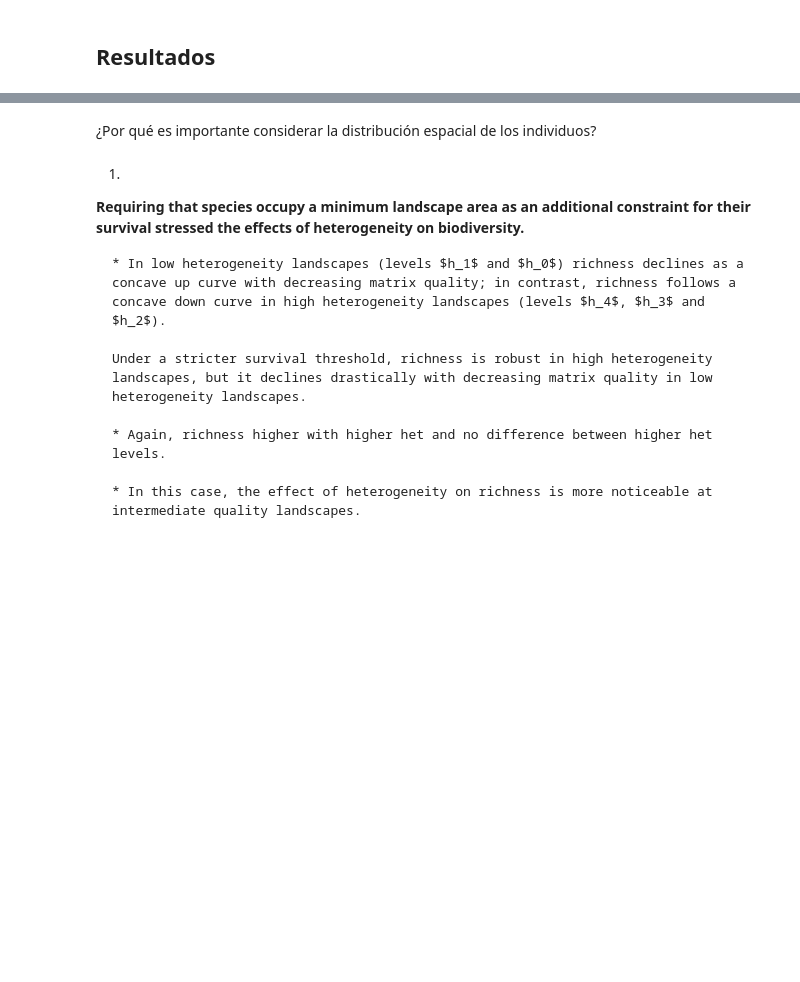
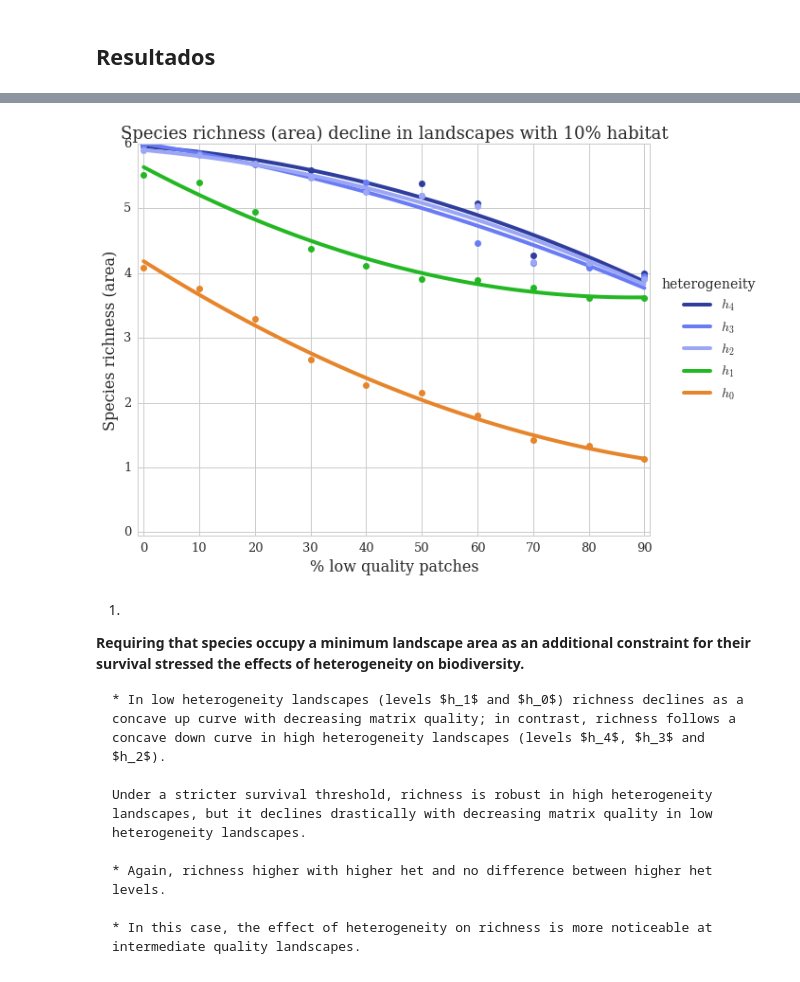
Before and after one commit to iramosp/MatrizAgroecol-gica, a Jupyter notebook: Analisis_Exp1.ipynb, the cells around one changed output, grey strips where cells are left out. Saved outputs shown, nothing was run; the diff lists cells and outputs as text; code cells hidden in the pictures; blank space fills up the shorter version.

Commit message:
Formato a gráficas y detalles

```diff
--- a/Analisis_Exp1.ipynb
+++ b/Analisis_Exp1.ipynb
@@ -82,9 +88,9 @@ riquezas_sd = [None] * 5
 biomasas_mean = [None] * 5
 biomasas_sd = [None] * 5
 
-prueba = [None] * 5
-prueba_mean = [None] * 5
-prueba_sd = [None] * 5
+area = [None] * 5
+area_mean = [None] * 5
+area_sd = [None] * 5
 
 for het in range(5):
     datos[het] = leer_datos(str(het))[0]
@@ -93,7 +99,7 @@ for het in range(5):
 
     riquezas_mean[het], riquezas_sd[het] = calcular_promedio(riquezas[het])
 
-    prueba[het] = calcular_medida(medida_prueba,  datos[het], paisajes[het], bio_min = 15)
-    prueba_mean[het], prueba_sd[het] = calcular_promedio(prueba[het])
+    area[het] = calcular_medida(medida_area,  datos[het], paisajes[het], bio_min = 15)
+    area_mean[het], area_sd[het] = calcular_promedio(area[het])
 
     biomasas_mean[het], biomasas_sd[het] = calcular_promedio(biomasas[het])
@@ -102,8 +105,0 @@ KeyboardInterrupt:
-# %%
-riquezatotal = [None] * 5
-riquezatotal_mean = [None] * 5
-riquezatotal_sd = [None] * 5
-
-for het in range(5):
-    riquezatotal[het] = calcular_riquezatotal(datos[het], bio_min = 15)
-    riquezatotal_mean[het], riquezatotal_sd[het] = calcular_promedio(riquezatotal[het])
@@ -125,30 +119,31 @@ def graficar(medida, promedios, sd):
     xlabels = np.array(range(10)) * 10
 
     puntos = ["o", "p", "d", "v", "s"]
-    colors = ["b", 'g', 'r', 'purple', 'y']
+    #colors = ["b", 'g', 'r', 'purple', 'y']
+    colors = ['#E6852B', '#23B823', '#9BA7F5','#697CF5','#2F3E9D']
 
-    for het in range(5):
+    for het in range(4, -1, -1):
         res[het] = np.polyfit(xdata, promedios[het], 2, w=1/(sd[het])**2)
         p[het] = np.poly1d(res[het])
         r2[het] = 1 - ((np.sum((p[het](range(10)) - promedios[het])**2)) / (np.sum((promedios[het] - np.mean(promedios[het]))**2)))
 
-    fig = plt.figure(figsize=(9, 7), dpi = 50)
+    fig = plt.figure()
 
-    for het in range(0, 5):
+    for het in range(4, -1, -1):
         y[het] = p[het](x)
+        label = '{} \n $y = {:+.3f} x^2 {:+.3f} x {:+.3f}$ \n $R^2={:.4f}$ '.format(
+                 het, float(p[het][2]), float(p[het][1]), float(p[het][0]), float(r2[het]))
+
+        plt.plot(x, y[het], lw = 4, color= colors[het], label='$h_{}$'.format(het)) #fit
         plt.plot(xdata, promedios[het], 'o', color= colors[het]) #data points
-        plt.plot(x, y[het], lw = 3, color= colors[het],
-                 label='{} \n $y = {:+.3f} x^2 {:+.3f} x {:+.3f}$ \n $R^2={:.4f}$ '.format(
-                 het, float(p[het][2]), float(p[het][1]), float(p[het][0]), float(r2[het]))) #fit
 
     plt.ylim(-0.05)
     plt.xlim(-0.1, 9.1)
     plt.xticks(xdata, xlabels)
-    plt.xlabel("% low quality patches", size = 15)
-    plt.ylabel(medida, size = 15)
-    plt.title("{} decline in landscapes with different heterogeneity".format(medida), size = 15)
-
-    plt.legend(loc='center left', fontsize = "large", title="heterogeneity", bbox_to_anchor=(1, 0.5))
+    plt.xlabel("% low quality patches")
+    plt.ylabel(medida)
+    plt.title("{} decline in landscapes with 10% habitat".format(medida))
+    plt.legend(loc='center left', title="heterogeneity", bbox_to_anchor=(1, 0.5))
     plt.tight_layout()
     plt.show()
 # %%
@@ -241,7 +256,7 @@ graficar('Biomass', biomasas_mean, biomasas_sd)
-# %% [markdown]
-¿Por qué es importante considerar la distribución espacial de los individuos?
 # %%
-graficar('Species richness (area)', prueba_mean, prueba_sd)
+graficar('Species richness (area)', area_mean, area_sd)
+# %% [output]
+[figure, added]
 # %% [markdown]
 1.
 **Requiring that species occupy a minimum landscape area as an additional constraint for their survival stressed the effects of heterogeneity on biodiversity.**
```
Also changed, not shown: parts of 32 cells of this notebook.
